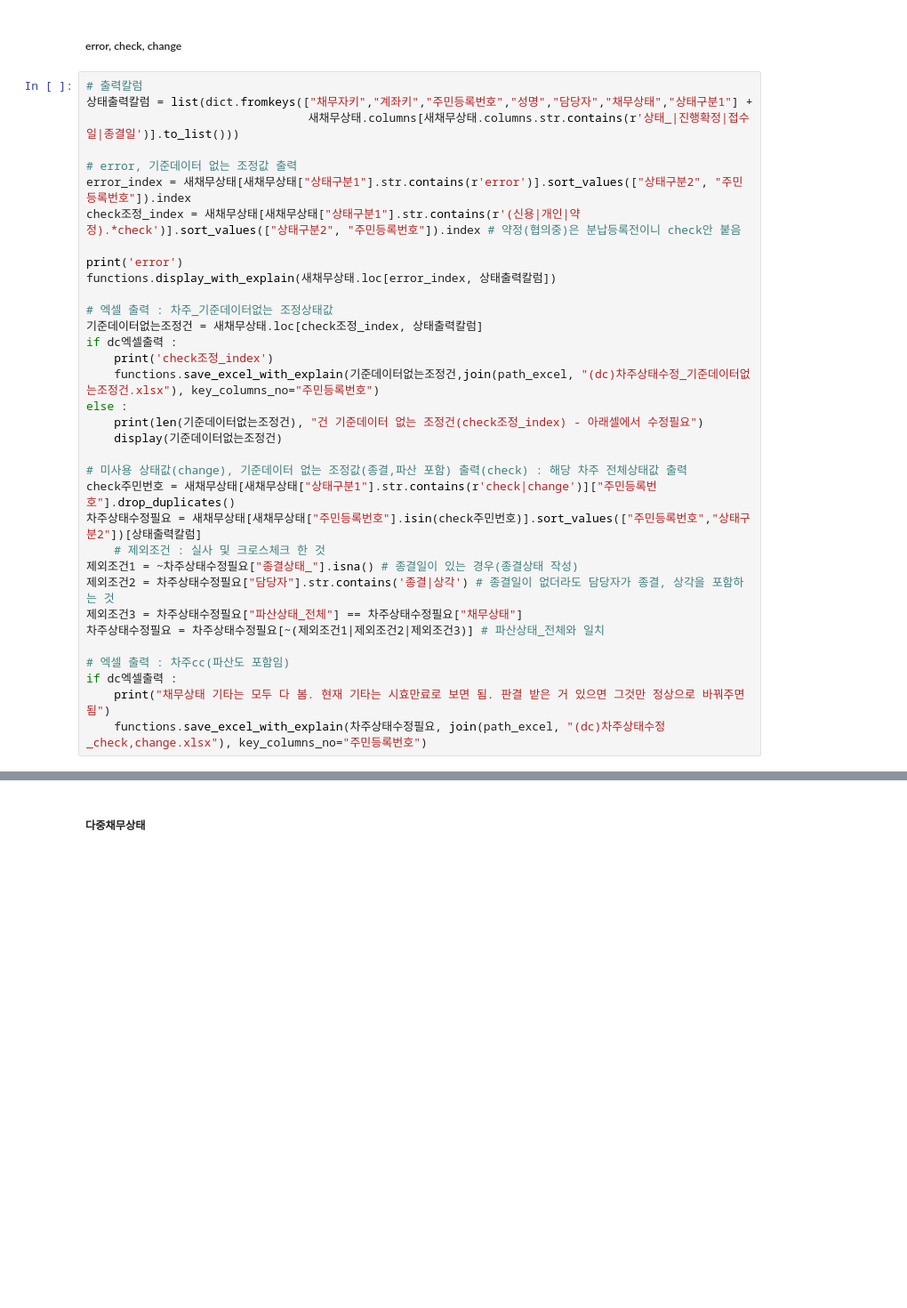
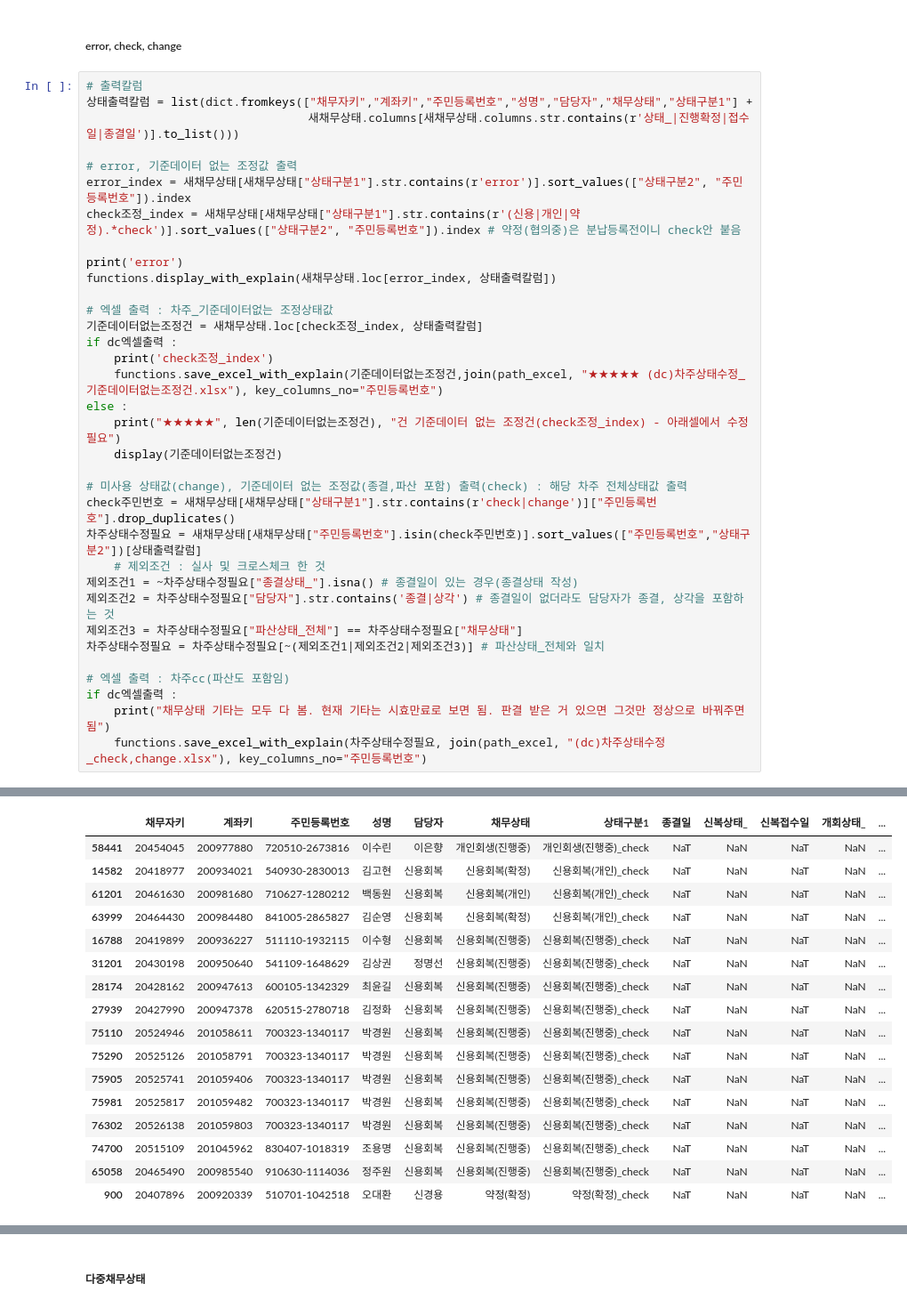
Before and after one commit to jbmyou/company_work, a Jupyter notebook: fileNaming/자산정리/4.전산_자산정리_통합_v2-2_파산하단하면유지.ipynb, the cells around one changed output, grey strips where cells are left out. Shown at 89% size. Cells and saved outputs as stored; diff of their text form; blank space fills up the shorter version.

```diff
--- a/fileNaming/자산정리/4.전산_자산정리_통합_v2-2_파산하단하면유지.ipynb
+++ b/fileNaming/자산정리/4.전산_자산정리_통합_v2-2_파산하단하면유지.ipynb
@@ -936,9 +941,9 @@ functions.display_with_explain(새채무상태.loc[error_index, 상태출력칼
 기준데이터없는조정건 = 새채무상태.loc[check조정_index, 상태출력칼럼]
 if dc엑셀출력 :
     print('check조정_index')
-    functions.save_excel_with_explain(기준데이터없는조정건,join(path_excel, "(dc)차주상태수정_기준데이터없는조정건.xlsx"), key_columns_no="주민등록번호")
+    functions.save_excel_with_explain(기준데이터없는조정건,join(path_excel, "★★★★★ (dc)차주상태수정_기준데이터없는조정건.xlsx"), key_columns_no="주민등록번호")
 else :
-    print(len(기준데이터없는조정건), "건 기준데이터 없는 조정건(check조정_index) - 아래셀에서 수정필요")
+    print("★★★★★", len(기준데이터없는조정건), "건 기준데이터 없는 조정건(check조정_index) - 아래셀에서 수정필요")
     display(기준데이터없는조정건)
 
 # 미사용 상태값(change), 기준데이터 없는 조정값(종결,파산 포함) 출력(check) : 해당 차주 전체상태값 출력
@@ -966,3 +967,20 @@ check조정_index
+|  | 채무자키 | 계좌키 | 주민등록번호 | 성명 | 담당자 | 채무상태 | 상태구분1 | 종결일 | 신복상태_ | 신복접수일 | 개회상태_ | ... |
+| 58441 | 20454045 | 200977880 | 720510-2673816 | 이수린 | 이은향 | 개인회생(진행중) | 개인회생(진행중)_check | NaT | NaN | NaT | NaN | ... |
+| 14582 | 20418977 | 200934021 | 540930-2830013 | 김고현 | 신용회복 | 신용회복(확정) | 신용회복(개인)_check | NaT | NaN | NaT | NaN | ... |
+| 61201 | 20461630 | 200981680 | 710627-1280212 | 백동원 | 신용회복 | 신용회복(개인) | 신용회복(개인)_check | NaT | NaN | NaT | NaN | ... |
+| 63999 | 20464430 | 200984480 | 841005-2865827 | 김순영 | 신용회복 | 신용회복(확정) | 신용회복(개인)_check | NaT | NaN | NaT | NaN | ... |
+| 16788 | 20419899 | 200936227 | 511110-1932115 | 이수형 | 신용회복 | 신용회복(진행중) | 신용회복(진행중)_check | NaT | NaN | NaT | NaN | ... |
+| 31201 | 20430198 | 200950640 | 541109-1648629 | 김상권 | 정명선 | 신용회복(진행중) | 신용회복(진행중)_check | NaT | NaN | NaT | NaN | ... |
+| 28174 | 20428162 | 200947613 | 600105-1342329 | 최윤길 | 신용회복 | 신용회복(진행중) | 신용회복(진행중)_check | NaT | NaN | NaT | NaN | ... |
+| 27939 | 20427990 | 200947378 | 620515-2780718 | 김정화 | 신용회복 | 신용회복(진행중) | 신용회복(진행중)_check | NaT | NaN | NaT | NaN | ... |
+| 75110 | 20524946 | 201058611 | 700323-1340117 | 박경원 | 신용회복 | 신용회복(진행중) | 신용회복(진행중)_check | NaT | NaN | NaT | NaN | ... |
+| 75290 | 20525126 | 201058791 | 700323-1340117 | 박경원 | 신용회복 | 신용회복(진행중) | 신용회복(진행중)_check | NaT | NaN | NaT | NaN | ... |
+| 75905 | 20525741 | 201059406 | 700323-1340117 | 박경원 | 신용회복 | 신용회복(진행중) | 신용회복(진행중)_check | NaT | NaN | NaT | NaN | ... |
+| 75981 | 20525817 | 201059482 | 700323-1340117 | 박경원 | 신용회복 | 신용회복(진행중) | 신용회복(진행중)_check | NaT | NaN | NaT | NaN | ... |
+| 76302 | 20526138 | 201059803 | 700323-1340117 | 박경원 | 신용회복 | 신용회복(진행중) | 신용회복(진행중)_check | NaT | NaN | NaT | NaN | ... |
+| 74700 | 20515109 | 201045962 | 830407-1018319 | 조용명 | 신용회복 | 신용회복(진행중) | 신용회복(진행중)_check | NaT | NaN | NaT | NaN | ... |
+| 65058 | 20465490 | 200985540 | 910630-1114036 | 정주원 | 신용회복 | 신용회복(진행중) | 신용회복(진행중)_check | NaT | NaN | NaT | NaN | ... |
+| 900 | 20407896 | 200920339 | 510701-1042518 | 오대환 | 신경용 | 약정(확정) | 약정(확정)_check | NaT | NaN | NaT | NaN | ... |
 # %%
 # # # error건 수정
 # # 새채무상태.loc[error_index, "상태구분2"] = ""
```
Also changed, not shown: parts of 38 cells of this notebook, 6 other files.
